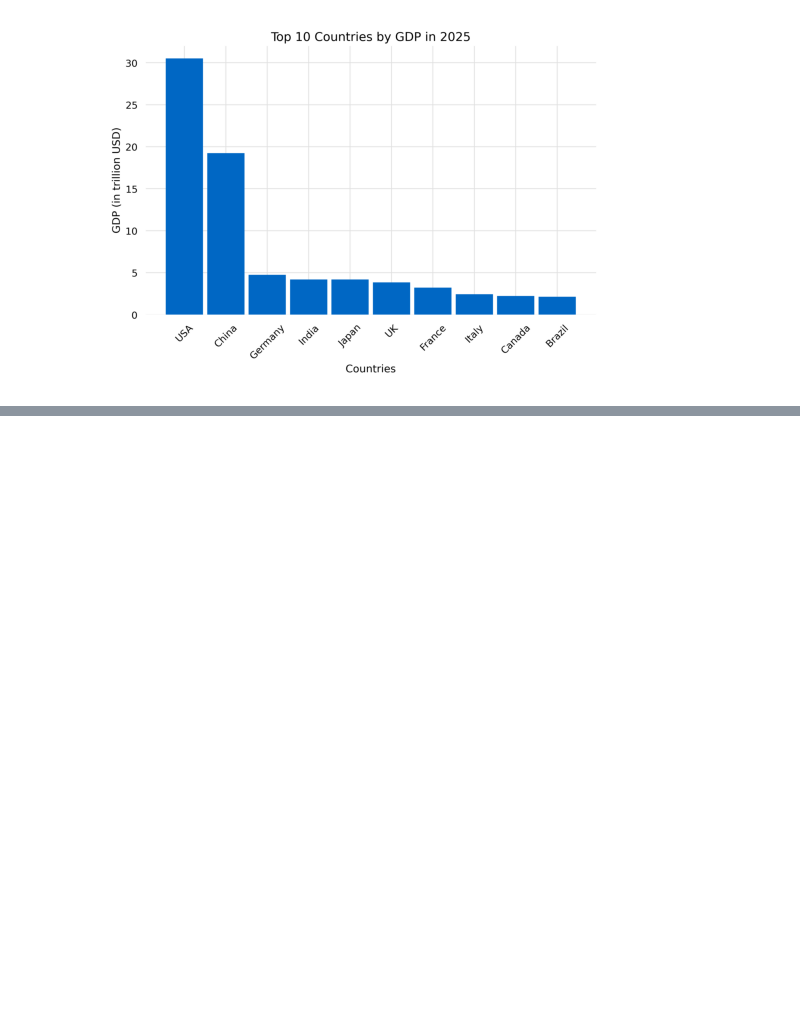
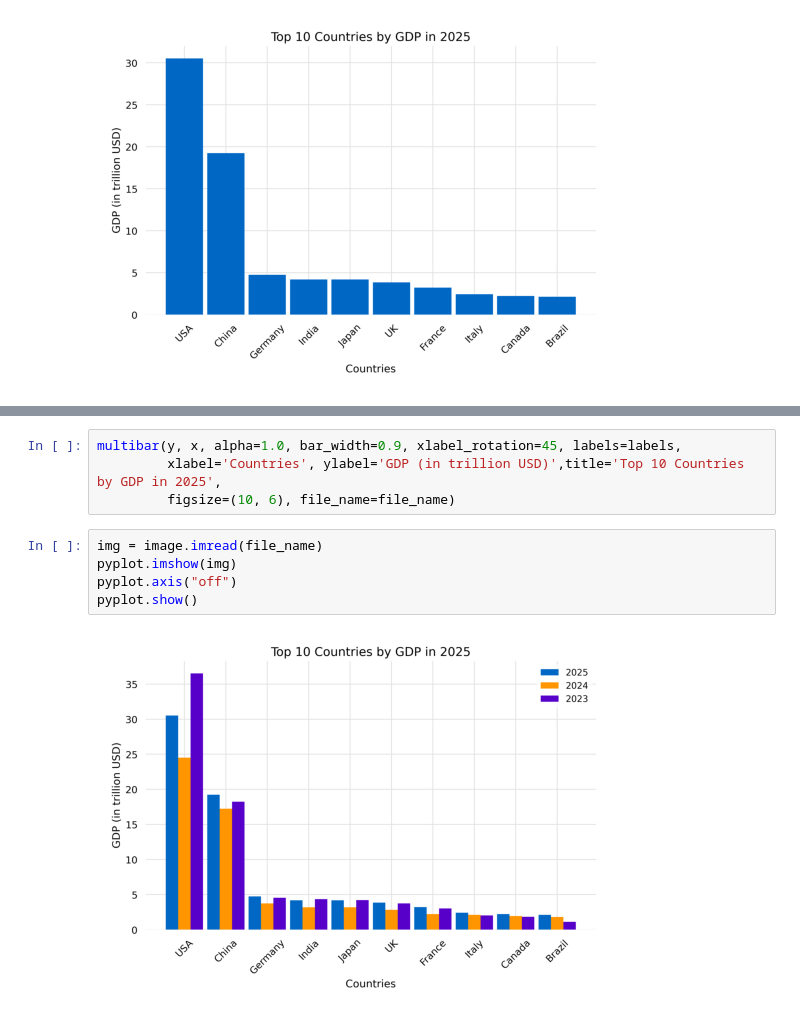
Before and after one commit to glyfish/yada, a Jupyter notebook: notebooks/plots/bar_chart_graph.ipynb, the cells around one changed output, grey strips where cells are left out. Cells and saved outputs as stored; diff of their text form; blank space fills up the shorter version.

```diff
--- a/notebooks/plots/bar_chart_graph.ipynb
+++ b/notebooks/plots/bar_chart_graph.ipynb
@@ -75,0 +140,11 @@ pyplot.show()
+# %%
+multibar(y, x, alpha=1.0, bar_width=0.9, xlabel_rotation=45, labels=labels,
+         xlabel='Countries', ylabel='GDP (in trillion USD)',title='Top 10 Countries by GDP in 2025',
+         figsize=(10, 6), file_name=file_name)
+# %%
+img = image.imread(file_name)
+pyplot.imshow(img)
+pyplot.axis("off")
+pyplot.show()
+# %% [output]
+[figure, added]
```
Also changed, not shown: parts of 7 cells of this notebook, 2 other files.
